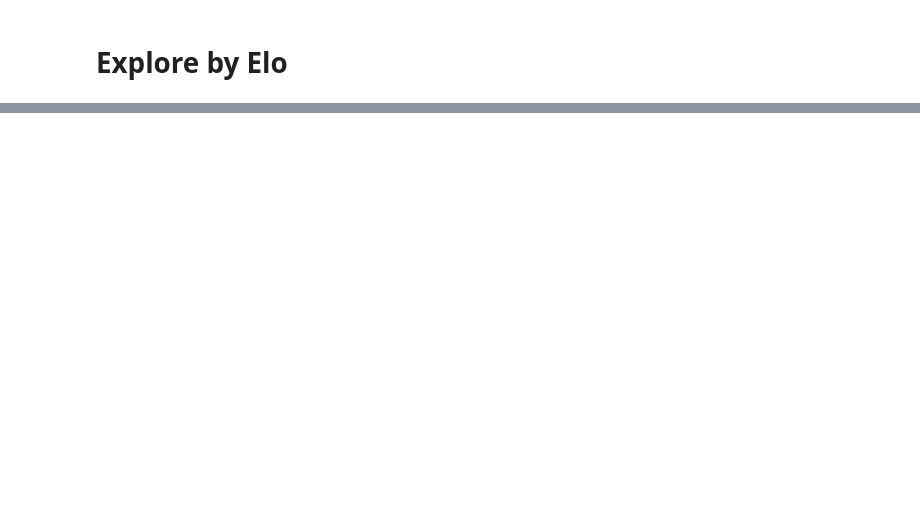
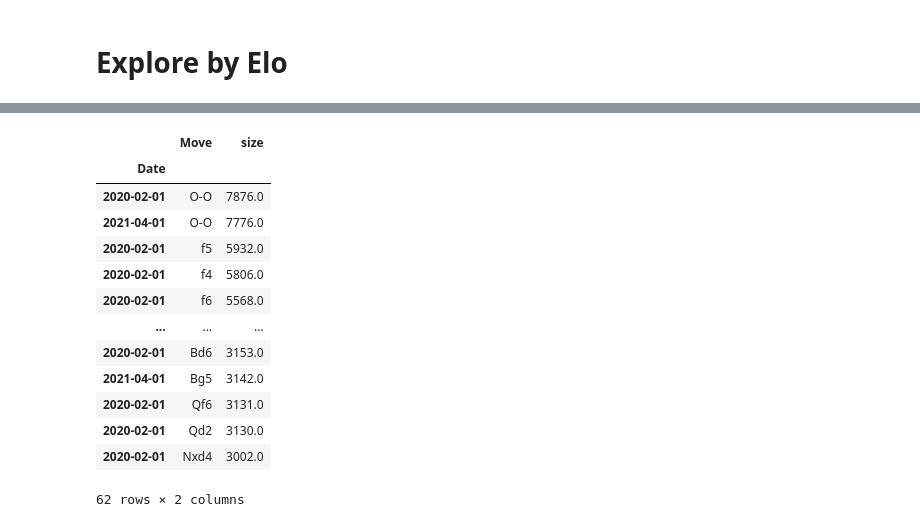
Before and after one commit to jartigag/chess-blunders, a Jupyter notebook: notebooks/1.0-jartigag-explore_interim_data.ipynb, the cells around one changed output, grey strips where cells are left out. Cells and saved outputs as stored; diff of their text form; code cells hidden in the pictures; blank space fills up the shorter version.

```diff
--- a/notebooks/1.0-jartigag-explore_interim_data.ipynb
+++ b/notebooks/1.0-jartigag-explore_interim_data.ipynb
@@ -61,0 +132,18 @@ dtype: int64
+# %%
+s = df_data.groupby(['Date','Move']).size().sort_values(ascending=False).to_frame('size')
+s[s>3000].reset_index().set_index('Date').dropna() #.plot(y='size')
+# %% [output]
+|  | Move | size |
+| Date |  |  |
+| 2020-02-01 | O-O | 7876.0 |
+| 2021-04-01 | O-O | 7776.0 |
+| 2020-02-01 | f5 | 5932.0 |
+| 2020-02-01 | f4 | 5806.0 |
+| 2020-02-01 | f6 | 5568.0 |
+| ... | ... | ... |
+| 2020-02-01 | Bd6 | 3153.0 |
+| 2021-04-01 | Bg5 | 3142.0 |
+| 2020-02-01 | Qf6 | 3131.0 |
+| 2020-02-01 | Qd2 | 3130.0 |
+| 2020-02-01 | Nxd4 | 3002.0 |
+62 rows × 2 columns
```
Also changed, not shown: parts of 9 cells of this notebook, 2 other files.
